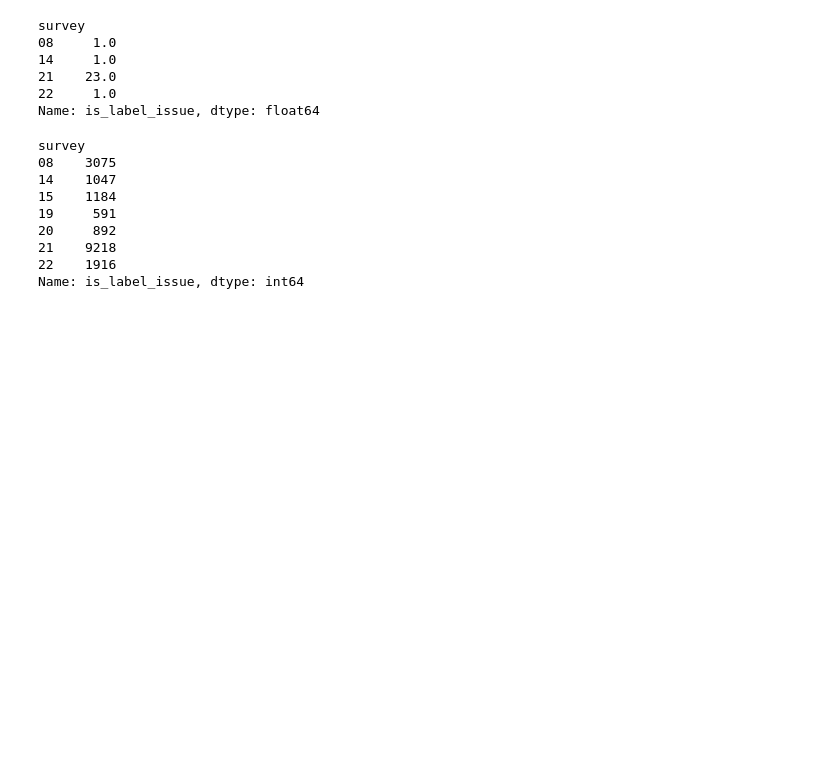
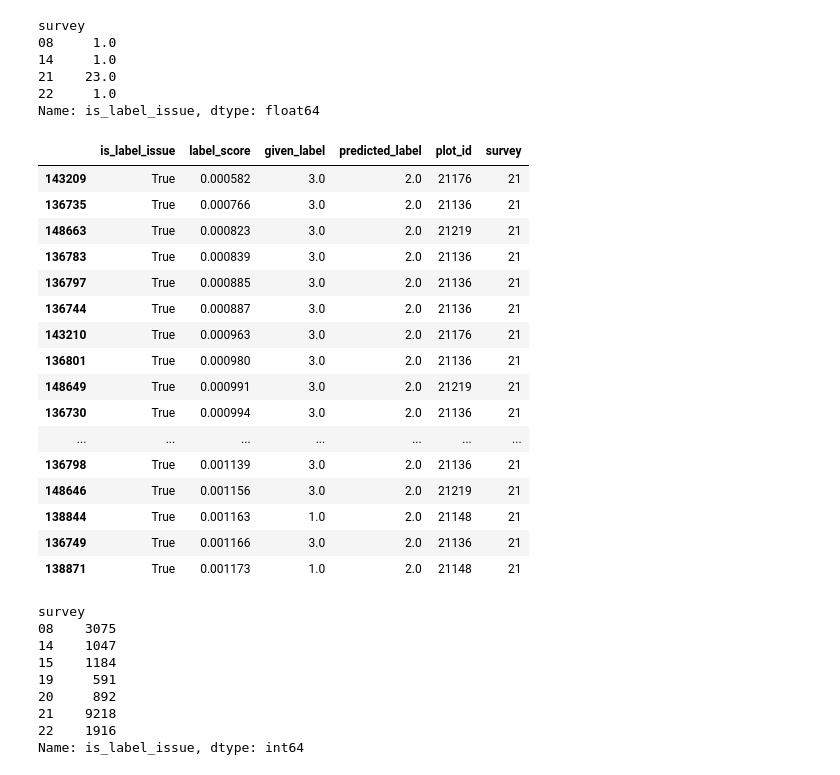
Before and after one commit to wri/plantation_classifier, a Jupyter notebook: notebooks/cleanlab.ipynb, the cells around one changed output. Cells and saved outputs as stored; diff of their text form; code cells hidden in the pictures; blank space fills up the shorter version.

```diff
--- a/notebooks/cleanlab.ipynb
+++ b/notebooks/cleanlab.ipynb
@@ -150,3 +148,21 @@ label_issues = label_assessment[label_assessment.is_label_issue == True]
 dup_issues = dup_assessment[dup_assessment.is_near_duplicate_issue == True]
 outlier_issues = outlier_assessment[outlier_assessment.is_outlier_issue == True]
 non_iid_issues = non_iid_assessment[non_iid_assessment.is_non_iid_issue == True]
+
+# add label, survey and plot id
+label_issues = label_issues.assign(
+    plot_id = label_issues.index.map(df.set_index(df.index)['plot_id']),
+    survey = lambda x: x['plot_id'].str[:2],
+)
+
+dup_issues = dup_issues.assign(
+    plot_id = dup_issues.index.map(df.set_index(df.index)['plot_id']),
+    survey = lambda x: x['plot_id'].str[:2],
+    label = dup_issues.index.map(df.set_index(df.index)['label'])
+)
+
+outlier_issues = outlier_issues.assign(
+    plot_id = outlier_issues.index.map(df.set_index(df.index)['plot_id']),
+    survey = lambda x: x['plot_id'].str[:2],
+    label = outlier_issues.index.map(df.set_index(df.index)['label'])
+)
@@ -155,8 +180,4 @@ non_iid_issues = non_iid_assessment[non_iid_assessment.is_non_iid_issue == True]
 # %%
-# grab the plot_ids and merge into the results
-label_issues['plot_id'] = label_issues.index.map(df.set_index(df.index)['plot_id'])
-label_issues['survey'] = label_issues['plot_id'].str[:2]
-
 # identify plots for the top label issues in the report
 print(df.iloc[7079][['plot_id']])
 print(df.iloc[128128][['plot_id']])
@@ -195,7 +206,8 @@ label_issues.head()
 | 128161 | True | 0.000201 | 1.0 | 0.0 | 21081 | 21 |
 # %%
 counts = label_issues.plot_id.value_counts()
-full_plots = counts[counts == 196]
-partial_plots = counts[(counts >= 98) & (counts < 196)]
-len(full_plots), len(partial_plots)
+full_plots = counts.loc[counts == 196]
+almost_full = counts.loc[(counts >= 190) & (counts < 196)]
+partial_plots = counts.loc[(counts >= 98) & (counts < 196)]
+len(full_plots), len(almost_full), len(partial_plots)
 # %% [output]
@@ -211,6 +243,26 @@ survey
 21    23.0
 22     1.0
 Name: is_label_issue, dtype: float64
+# %%
+tmp.sort_values(by=['label_score'])[:20]
+# %% [output]
+|  | is_label_issue | label_score | given_label | predicted_label | plot_id | survey |
+| 143209 | True | 0.000582 | 3.0 | 2.0 | 21176 | 21 |
+| 136735 | True | 0.000766 | 3.0 | 2.0 | 21136 | 21 |
+| 148663 | True | 0.000823 | 3.0 | 2.0 | 21219 | 21 |
+| 136783 | True | 0.000839 | 3.0 | 2.0 | 21136 | 21 |
+| 136797 | True | 0.000885 | 3.0 | 2.0 | 21136 | 21 |
+| 136744 | True | 0.000887 | 3.0 | 2.0 | 21136 | 21 |
+| 143210 | True | 0.000963 | 3.0 | 2.0 | 21176 | 21 |
+| 136801 | True | 0.000980 | 3.0 | 2.0 | 21136 | 21 |
+| 148649 | True | 0.000991 | 3.0 | 2.0 | 21219 | 21 |
+| 136730 | True | 0.000994 | 3.0 | 2.0 | 21136 | 21 |
+| ... | ... | ... | ... | ... | ... | ... |
+| 136798 | True | 0.001139 | 3.0 | 2.0 | 21136 | 21 |
+| 148646 | True | 0.001156 | 3.0 | 2.0 | 21219 | 21 |
+| 138844 | True | 0.001163 | 1.0 | 2.0 | 21148 | 21 |
+| 136749 | True | 0.001166 | 3.0 | 2.0 | 21136 | 21 |
+| 138871 | True | 0.001173 | 1.0 | 2.0 | 21148 | 21 |
 # %%
 # identify which survey contains the most partial plot (117 total) label errors
 tmp2 = label_issues[label_issues.plot_id.isin(partial_plots.index)]
```
Also changed, not shown: parts of 22 cells of this notebook.
